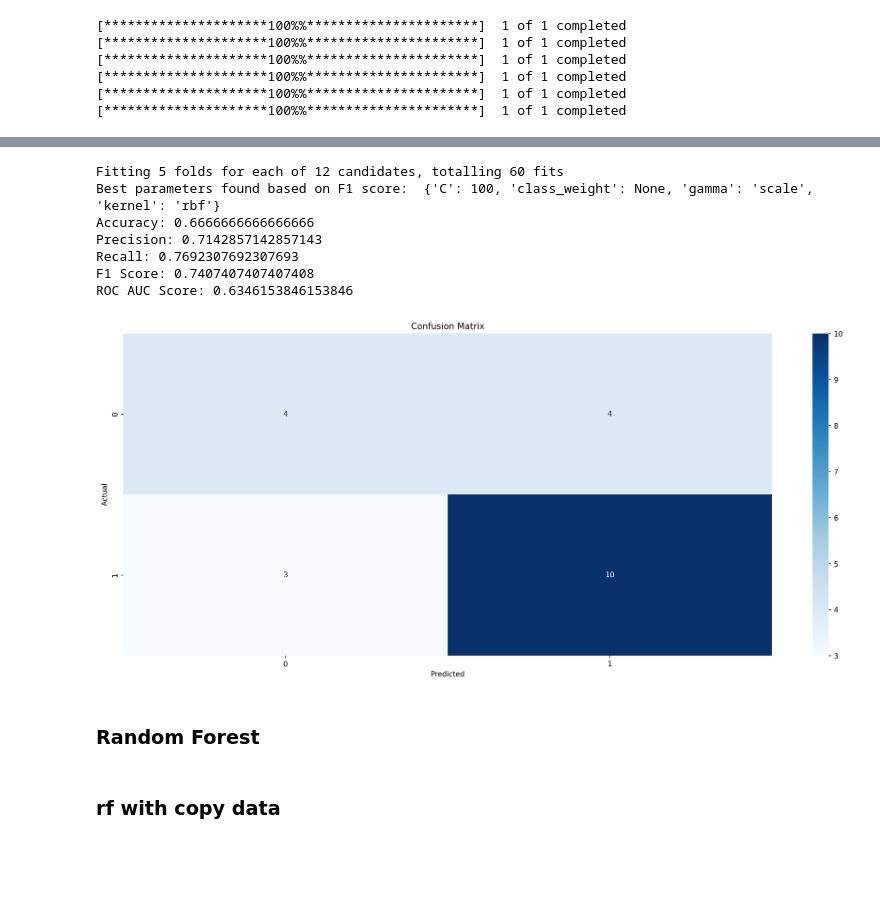
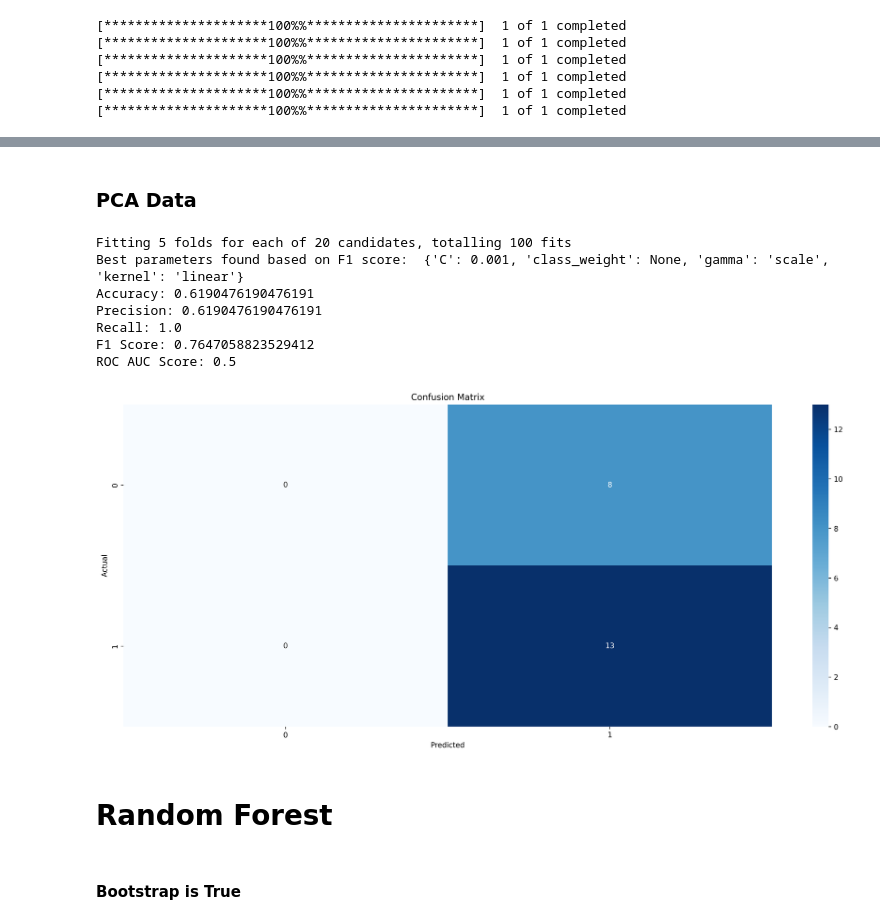
Before and after one commit to GROUP-1-Data-Science-Bootcamp/CryptoClusteringSaga, a Jupyter notebook: project-phase2-part3.ipynb, the cells around one changed output, grey strips where cells are left out. Cells and saved outputs as stored; diff of their text form; code cells hidden in the pictures; blank space fills up the shorter version.

```diff
--- a/project-phase2-part3.ipynb
+++ b/project-phase2-part3.ipynb
@@ -356,7 +362,7 @@ explained_variance_ratio_scaled = pca.explained_variance_ratio_
 
 # Get the cumulative explained variance for each principal component
 cumulative_explained_variance_scaled = explained_variance_ratio_scaled.cumsum()
-p_principal = 0.999
+p_principal = 0.9999
 # Get the number of principal components that explain p_principal% of the variance
 num_components_n_var_scaled = (
     cumulative_explained_variance_scaled <= p_principal
@@ -423,16 +494,11 @@ Training and testing data shapes after PCA:
+# %% [markdown]
+### PCA Data
 # %%
 # Define the hyperparameters and their values to be tested
 param_grid = {
-    "C": [
-        80,
-        100,
-        120,
-    ],  # Penalty parameter C of the error term
+    "C": [0.001, 0.01, 1, 10, 100],  # Penalty parameter C of the error term
     "gamma": ["scale", "auto"],  # Kernel coefficient for 'rbf'
-    "kernel": [
-        "linear",
-        "rbf",
-    ],  # Kernel type to be used in the algorithm
+    "kernel": ["linear", "rbf"],  # Kernel type to be used in the algorithm
     "class_weight": [None],
 }
 
@@ -442,7 +508,7 @@ grid_search = GridSearchCV(
     param_grid,
     refit=True,
     verbose=1,
-    scoring="r2",
+    scoring="f1",
     n_jobs=-1,
 )
 
@@ -451,47 +517,47 @@ grid_search.fit(X_pca_final_train, y_train)
 
 # Get the best parameters
 best_params = grid_search.best_params_
-print("Best parameters found based on F1 score: ", best_params)
+print("Best parameters found based on R2 score: ", best_params)
 
 # Use the best model to predict the test data
 best_svm_model = grid_search.best_estimator_
 y_pred = best_svm_model.predict(X_pca_final_test)
 
 # Evaluate the model
 accuracy = accuracy_score(y_test, y_pred)  # Accuracy of the model
 precision = precision_score(y_test, y_pred)  # Precision of the model
 recall = recall_score(y_test, y_pred)  # Recall of the model
 f1 = f1_score(y_test, y_pred)  # F1 score of the model
 roc_auc = roc_auc_score(y_test, y_pred)  # ROC AUC score of the model
 
 # Display the metrics
 print(f"Accuracy: {accuracy}")
 print(f"Precision: {precision}")
 print(f"Recall: {recall}")
 print(f"F1 Score: {f1}")
 print(f"ROC AUC Score: {roc_auc}")
 
 # Confusion Matrix
 plt.figure(figsize=(20, 8), dpi=250)
 conf_mat = confusion_matrix(y_test, y_pred)  # Confusion matrix of the model
 sns.heatmap(conf_mat, annot=True, fmt="g", cmap="Blues")  # Plot the confusion matrix
 plt.xlabel("Predicted")
 plt.ylabel("Actual")
 plt.title("Confusion Matrix")
 plt.show()
 # %% [output]
-Fitting 5 folds for each of 12 candidates, totalling 60 fits
-Best parameters found based on F1 score:  {'C': 100, 'class_weight': None, 'gamma': 'scale', 'kernel': 'rbf'}
-Accuracy: 0.6666666666666666
-Precision: 0.7142857142857143
-Recall: 0.7692307692307693
-F1 Score: 0.7407407407407408
-ROC AUC Score: 0.6346153846153846
+Fitting 5 folds for each of 20 candidates, totalling 100 fits
+Best parameters found based on F1 score:  {'C': 0.001, 'class_weight': None, 'gamma': 'scale', 'kernel': 'linear'}
+Accuracy: 0.6190476190476191
+Precision: 0.6190476190476191
+Recall: 1.0
+F1 Score: 0.7647058823529412
+ROC AUC Score: 0.5
-[figure, old version]
+[figure, new version]
 # %% [markdown]
-### Random Forest
+# Random Forest
-# %% [markdown]
-### rf with copy data
+# %% [markdown]
+#### Bootstrap is True
 # %%
 # Modify the RandomForestClassifier to compute the oob_score
 param_grid = {
```
Also changed, not shown: parts of 19 cells of this notebook.
